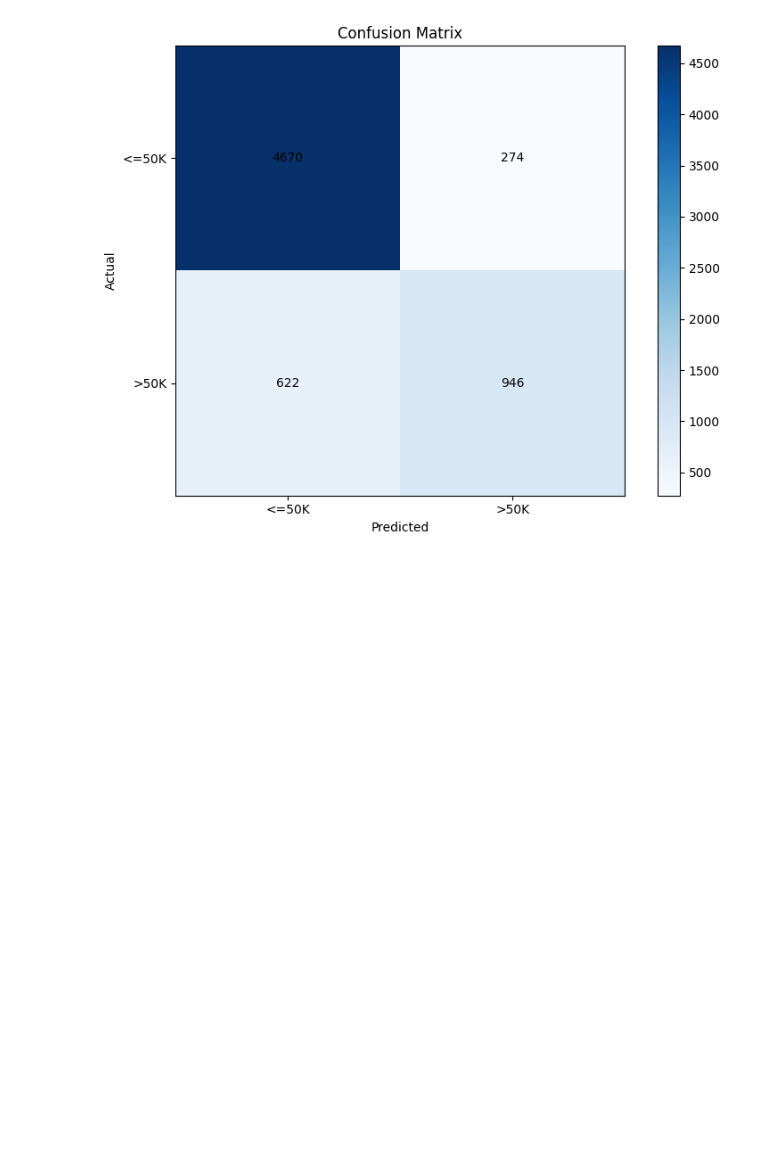
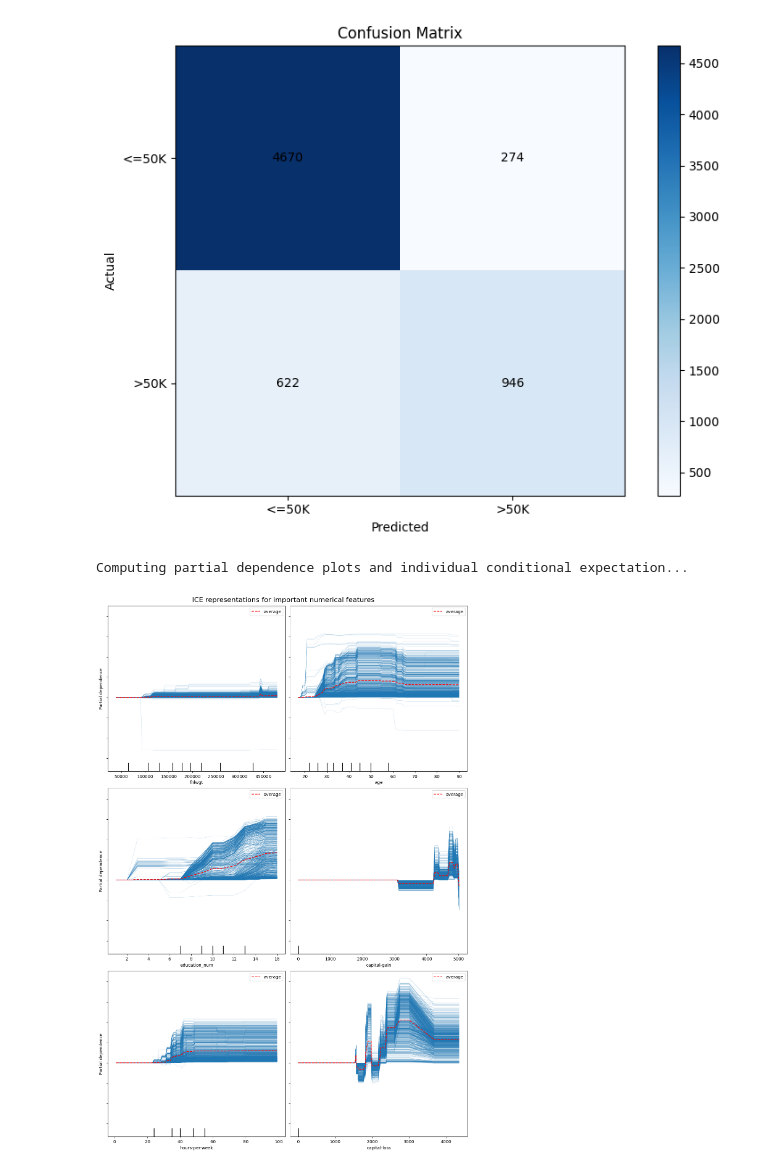
Before and after one commit to pavonism/zmum-xai, a Jupyter notebook: scripts/SP_GradientBoosting.ipynb, the cells around one changed output. Cells and saved outputs as stored; diff of their text form; code cells hidden in the pictures; blank space fills up the shorter version.

Commit message:
Add ICE plots for Gradient Boosting

```diff
--- a/scripts/SP_GradientBoosting.ipynb
+++ b/scripts/SP_GradientBoosting.ipynb
@@ -62,3 +63,28 @@ plt.tight_layout()
 plt.show()
 # %% [output]
 [figure]
+# %%
+print("Computing partial dependence plots and individual conditional expectation...")
+_, ax = plt.subplots(ncols=2, nrows=3, figsize=(12, 18), sharey=True, constrained_layout=True)
+
+categorical_features = [col for col in X.columns if X[col].dtype == 'bool']
+features_info = {
+    "features": ['fnlwgt', 'age', 'education_num', 'capital-gain', 'hours-per-week', 'capital-loss'],
+    "kind": "both",
+    "centered": True,
+    "categorical_features": categorical_features
+}
+
+display = PartialDependenceDisplay.from_estimator(
+    model,
+    X_train,
+    **features_info,
+    ax=ax,
+    pd_line_kw={
+        "color": "red"
+    }
+)
+_ = display.figure_.suptitle("ICE representations for important numerical features", fontsize=16)
+# %% [output]
+Computing partial dependence plots and individual conditional expectation...
+[figure, added]
```
Also changed, not shown: parts of 2 cells of this notebook, 1 other file.
